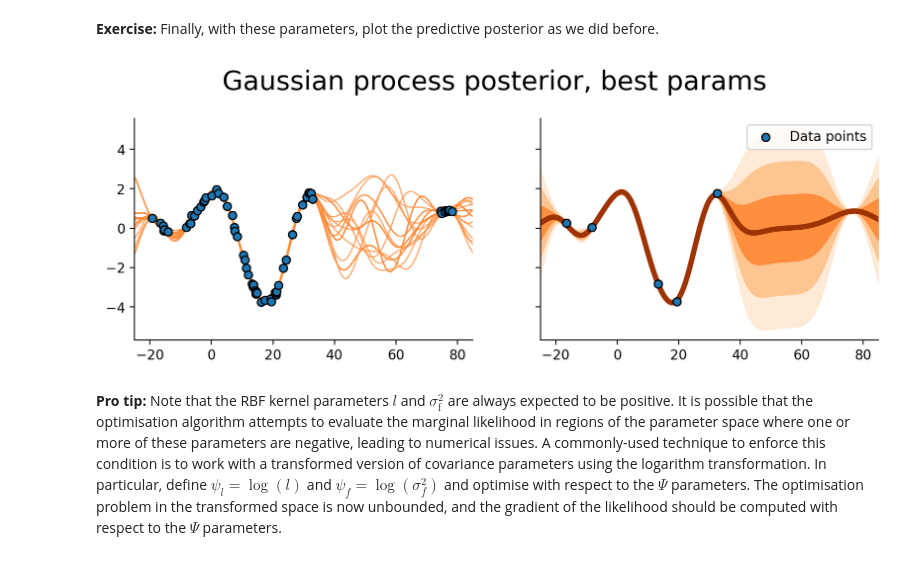
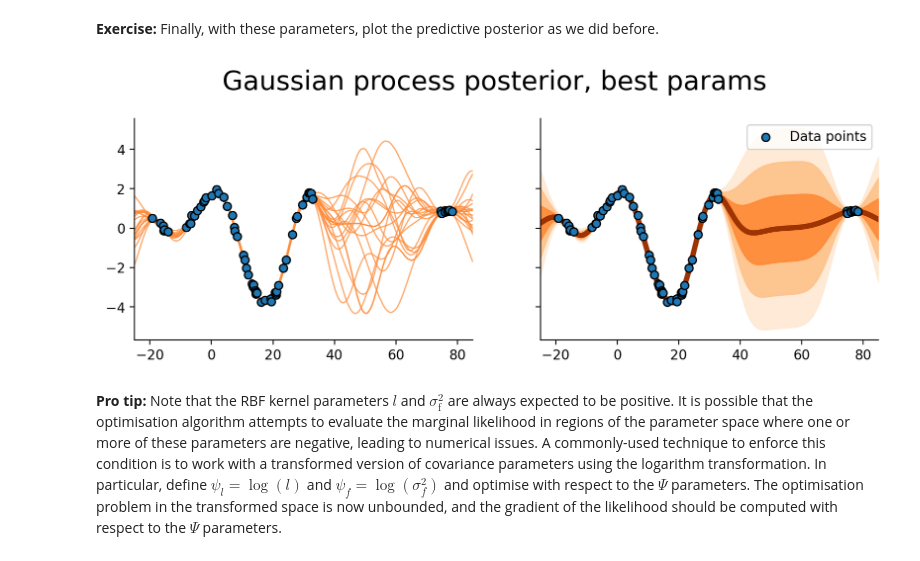
Before and after one commit to g-orl/asi-labs, a Jupyter notebook: lab_week2-public/Gaussian_Process_Regression.ipynb, the cells around one changed output. Drawn from its saved outputs; the diff is of its cells as text; code cells hidden in the pictures.

Commit message:
Fixed last plots, only showing some data

```diff
--- a/lab_week2-public/Gaussian_Process_Regression.ipynb
+++ b/lab_week2-public/Gaussian_Process_Regression.ipynb
@@ -548,22 +548,22 @@ Finally, with these parameters, plot the predictive posterior as we did before.
 # %%
 # @@ COMPLETE @@ #
 f_mean, f_cov = predict_f_posterior(params, rbf_kernel, X, y, Xt)
 
 N = 50
 samples = np.random.multivariate_normal(f_mean, f_cov, N)
 
 fig, (ax0, ax1) = plt.subplots(1, 2, figsize=[10, 3], sharey=True)
 
 plot_samples(Xt, samples, palette="Oranges", ax=ax0)
 plot_data(X, y, ax0)
 plot_gp(Xt, f_mean, f_cov, ax=ax1, palette="Oranges")
-plot_data(Xtr, ytr, ax1)
+plot_data(X, y, ax1)
 ax1.legend()
 fig.suptitle(f"Gaussian process posterior, best params", y=1.05, fontsize=20)
 
 plt.show()
 # %% [output]
-[figure, old version]
+[figure, new version]
 # %% [markdown]
 **Pro tip:** Note that the RBF kernel parameters $l$ and $\sigma_\mathrm{f}^2$ are always expected to be positive. It is possible that the optimisation algorithm attempts to evaluate the marginal likelihood in regions of the parameter space where one or more of these parameters are negative, leading to numerical issues.
 A commonly-used technique to enforce this condition is to work with a transformed version of covariance parameters using the logarithm transformation. In particular, define $\psi_l = \log(l)$ and $\psi_{f} = \log(\sigma_{f}^2 )$ and optimise with respect to the $\Psi$ parameters.
```
